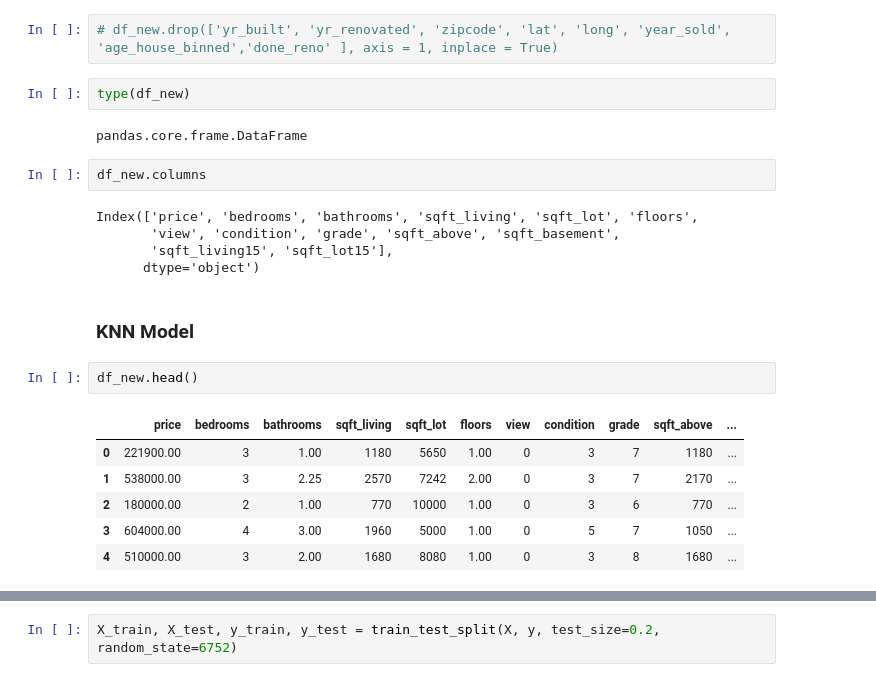
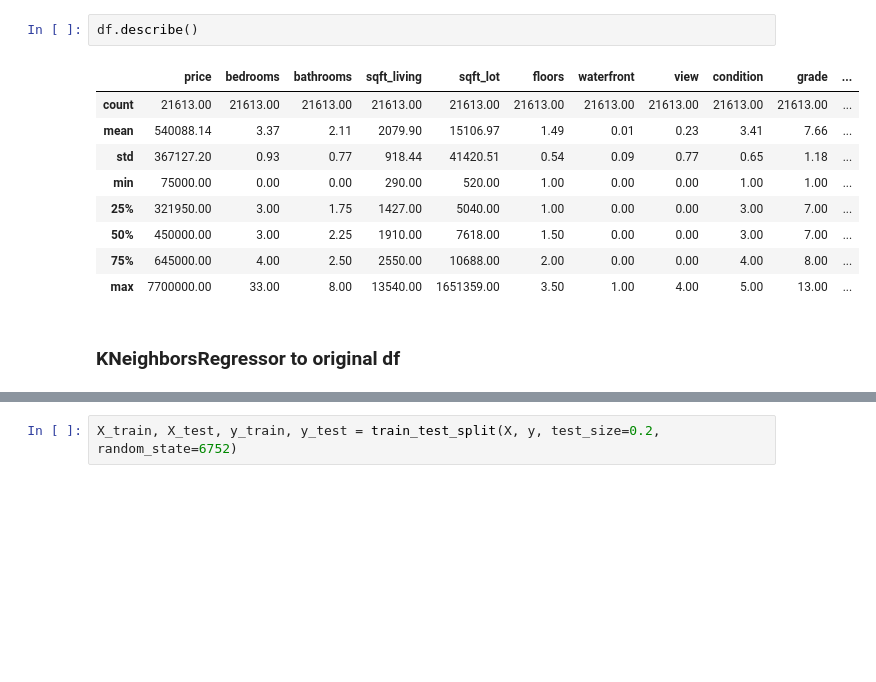
Before and after one commit to RolaMmss/Une-application-pour-pr-dire-le-prix-d-une-maison, a Jupyter notebook: data_modelisation.ipynb, the cells around one changed output, grey strips where cells are left out. Cells and saved outputs as stored; diff of their text form; blank space fills up the shorter version.

```diff
--- a/data_modelisation.ipynb
+++ b/data_modelisation.ipynb
@@ -37,24 +19,14 @@ df_new.shape
-# %%
-# df_new.drop(['yr_built', 'yr_renovated', 'zipcode', 'lat', 'long', 'year_sold', 'age_house_binned','done_reno' ], axis = 1, inplace = True)
-# %%
-type(df_new)
-# %% [output]
-pandas.core.frame.DataFrame
-# %%
-df_new.columns
-# %% [output]
-Index(['price', 'bedrooms', 'bathrooms', 'sqft_living', 'sqft_lot', 'floors',
-       'view', 'condition', 'grade', 'sqft_above', 'sqft_basement',
-       'sqft_living15', 'sqft_lot15'],
-      dtype='object')
-# %% [markdown]
-### **KNN Model**
-# %%
-df_new.head()
-# %% [output]
-|  | price | bedrooms | bathrooms | sqft_living | sqft_lot | floors | view | condition | grade | sqft_above | ... |
-| 0 | 221900.00 | 3 | 1.00 | 1180 | 5650 | 1.00 | 0 | 3 | 7 | 1180 | ... |
-| 1 | 538000.00 | 3 | 2.25 | 2570 | 7242 | 2.00 | 0 | 3 | 7 | 2170 | ... |
-| 2 | 180000.00 | 2 | 1.00 | 770 | 10000 | 1.00 | 0 | 3 | 6 | 770 | ... |
-| 3 | 604000.00 | 4 | 3.00 | 1960 | 5000 | 1.00 | 0 | 5 | 7 | 1050 | ... |
-| 4 | 510000.00 | 3 | 2.00 | 1680 | 8080 | 1.00 | 0 | 3 | 8 | 1680 | ... |
+# %%
+df.describe()
+# %% [output]
+|  | price | bedrooms | bathrooms | sqft_living | sqft_lot | floors | waterfront | view | condition | grade | ... |
+| count | 21613.00 | 21613.00 | 21613.00 | 21613.00 | 21613.00 | 21613.00 | 21613.00 | 21613.00 | 21613.00 | 21613.00 | ... |
+| mean | 540088.14 | 3.37 | 2.11 | 2079.90 | 15106.97 | 1.49 | 0.01 | 0.23 | 3.41 | 7.66 | ... |
+| std | 367127.20 | 0.93 | 0.77 | 918.44 | 41420.51 | 0.54 | 0.09 | 0.77 | 0.65 | 1.18 | ... |
+| min | 75000.00 | 0.00 | 0.00 | 290.00 | 520.00 | 1.00 | 0.00 | 0.00 | 1.00 | 1.00 | ... |
+| 25% | 321950.00 | 3.00 | 1.75 | 1427.00 | 5040.00 | 1.00 | 0.00 | 0.00 | 3.00 | 7.00 | ... |
+| 50% | 450000.00 | 3.00 | 2.25 | 1910.00 | 7618.00 | 1.50 | 0.00 | 0.00 | 3.00 | 7.00 | ... |
+| 75% | 645000.00 | 4.00 | 2.50 | 2550.00 | 10688.00 | 2.00 | 0.00 | 0.00 | 4.00 | 8.00 | ... |
+| max | 7700000.00 | 33.00 | 8.00 | 13540.00 | 1651359.00 | 3.50 | 1.00 | 4.00 | 5.00 | 13.00 | ... |
+# %% [markdown]
+### KNeighborsRegressor to original df
```
Also changed, not shown: parts of 51 cells of this notebook, 6 other files.
